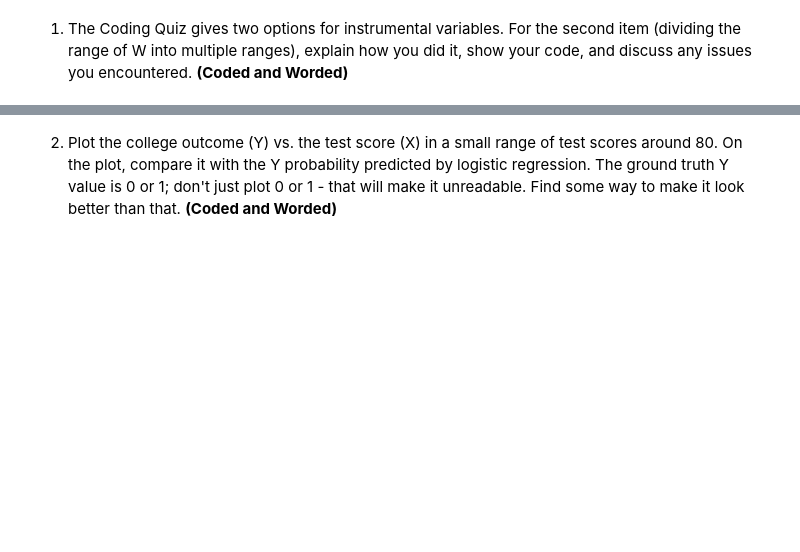
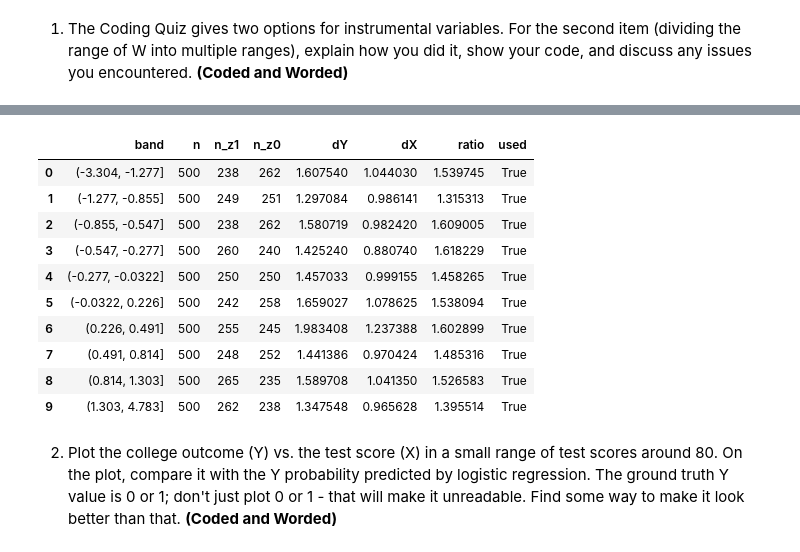
Before and after one commit to andre-bu-gitdev/DX702-mod-6, a Jupyter notebook: hw_reflection_1-4.ipynb, the cells around one changed output, grey strips where cells are left out. Cells and saved outputs as stored; diff of their text form; code cells hidden in the pictures; blank space fills up the shorter version.

```diff
--- a/hw_reflection_1-4.ipynb
+++ b/hw_reflection_1-4.ipynb
@@ -389,0 +378,70 @@ In the regression $Y = \beta_0 + \beta_1\,\text{treat} + \beta_2\,\text{post} +
+# %%
+CSV_IV = "homework_4.1.csv"
+N_BINS = 10
+
+pd.set_option("display.float_format", lambda v: f"{v:,.6f}")
+
+def find_file(*candidates):
+
+    for c in candidates:
+        if os.path.exists(c):
+            return c
+    raise FileNotFoundError(f"none of these exist: {candidates}")
+
+iv = pd.read_csv(CSV_IV)
+iv.head()
+
+def pick(df, letter, fallback_pool):
+    hit = next((c for c in df.columns if c.strip().upper() == letter), None)
+    return hit if hit is not None else fallback_pool.pop(0)
+
+pool = list(iv.columns)
+XT = pick(iv, "X", pool)   # treatment
+WC = pick(iv, "W", pool)   # confounder
+YO = pick(iv, "Y", pool)   # outcome
+ZI = pick(iv, "Z", pool)   # instrument
+
+print(f"treatment  X -> {XT}")
+print(f"confounder W -> {WC}")
+print(f"outcome    Y -> {YO}")
+print(f"instrument Z -> {ZI}")
+
+d = iv[[XT, WC, YO, ZI]].dropna().reset_index(drop=True)
+print(f"\nn = {len(d)}")
+print(f"{ZI} takes values: {sorted(d[ZI].unique())[:10]}")
+print(f"{XT} takes values: {sorted(d[XT].unique())[:10]}")
+d.groupby(ZI)[[XT, WC, YO]].agg(["mean", "count"])
+
+def stratified_wald(data, n_bins, min_dx=1e-3, weighted=False, verbose=True):
+    work = data.copy()
+    work["W_band"] = pd.qcut(work[WC], q=n_bins, duplicates="drop")
+
+    rows = []
+    for band, g in work.groupby("W_band", observed=True):
+        g1, g0 = g[g[ZI] == 1], g[g[ZI] == 0]
+        if len(g1) == 0 or len(g0) == 0:
+            rows.append({"band": band, "n": len(g), "n_z1": len(g1), "n_z0": len(g0),
+                         "dY": np.nan, "dX": np.nan, "ratio": np.nan, "used": False})
+            continue
+        dy = g1[YO].mean() - g0[YO].mean()
+        dx = g1[XT].mean() - g0[XT].mean()
+        ok = abs(dx) > min_dx
+        rows.append({"band": band, "n": len(g), "n_z1": len(g1), "n_z0": len(g0),
+                     "dY": dy, "dX": dx, "ratio": dy / dx if ok else np.nan, "used": ok})
+
+    table = pd.DataFrame(rows)
+    good = table[table["used"]]
+    simple = good["ratio"].mean()
+    wtd = np.average(good["ratio"], weights=good["n"]) if len(good) else np.nan
+
+    if verbose:
+        print(f"{len(good)} of {len(table)} bands usable")
+        print(f"simple average of the band ratios   : {simple:.6f}")
+        print(f"size-weighted average               : {wtd:.6f}")
+        print(f"median band ratio                   : {good['ratio'].median():.6f}")
+    return (wtd if weighted else simple), table
+
+wald_stratified, band_table = stratified_wald(d, 10)
+print(f"\n>>> Q2  effect averaged over {N_BINS} bands of {WC} = {wald_stratified:.6f}")
+band_table
+# %% [output]
@@ -390,2 +462,13 @@ In the regression $Y = \beta_0 + \beta_1\,\text{treat} + \beta_2\,\text{post} +
+|  | band | n | n_z1 | n_z0 | dY | dX | ratio | used |
+| 0 | (-3.304, -1.277] | 500 | 238 | 262 | 1.607540 | 1.044030 | 1.539745 | True |
+| 1 | (-1.277, -0.855] | 500 | 249 | 251 | 1.297084 | 0.986141 | 1.315313 | True |
+| 2 | (-0.855, -0.547] | 500 | 238 | 262 | 1.580719 | 0.982420 | 1.609005 | True |
+| 3 | (-0.547, -0.277] | 500 | 260 | 240 | 1.425240 | 0.880740 | 1.618229 | True |
+| 4 | (-0.277, -0.0322] | 500 | 250 | 250 | 1.457033 | 0.999155 | 1.458265 | True |
+| 5 | (-0.0322, 0.226] | 500 | 242 | 258 | 1.659027 | 1.078625 | 1.538094 | True |
+| 6 | (0.226, 0.491] | 500 | 255 | 245 | 1.983408 | 1.237388 | 1.602899 | True |
+| 7 | (0.491, 0.814] | 500 | 248 | 252 | 1.441386 | 0.970424 | 1.485316 | True |
+| 8 | (0.814, 1.303] | 500 | 265 | 235 | 1.589708 | 1.041350 | 1.526583 | True |
+| 9 | (1.303, 4.783] | 500 | 262 | 238 | 1.347548 | 0.965628 | 1.395514 | True |
 # %% [markdown]
 2. Plot the college outcome (Y) vs. the test score (X) in a small range of test scores around 80. On the plot, compare it with the Y probability predicted by logistic regression. The ground truth Y value is 0 or 1; don't just plot 0 or 1 - that will make it unreadable.  Find some way to make it look better than that. **(Coded and Worded)**
```
Also changed, not shown: parts of 7 cells of this notebook.
